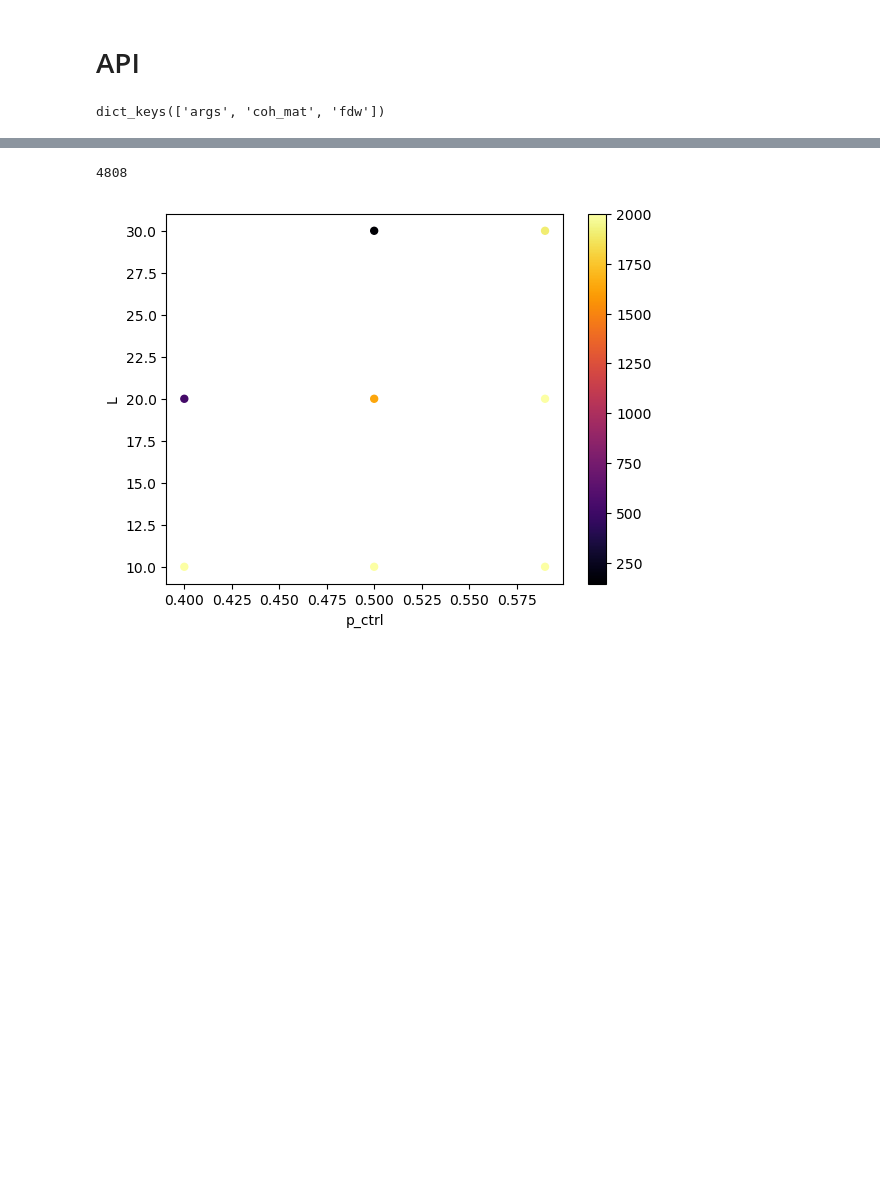
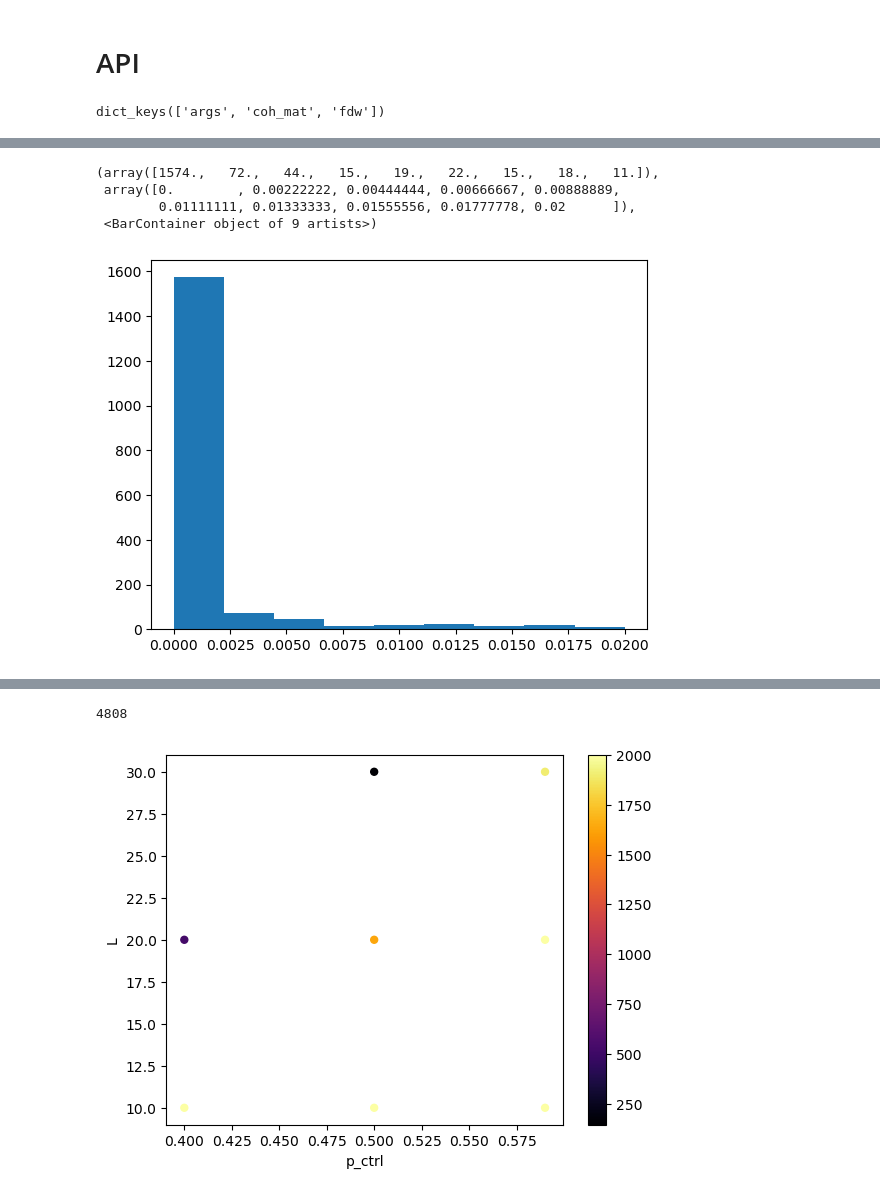
Before and after one commit to youtao1999/CT_MPS, a Jupyter notebook: FM_coherence.ipynb, the cells around one changed output, grey strips where cells are left out. Saved outputs shown, nothing was run; the diff lists cells and outputs as text; code cells hidden in the pictures; blank space fills up the shorter version.

```diff
--- a/FM_coherence.ipynb
+++ b/FM_coherence.ipynb
@@ -84,0 +249,8 @@ df_MPS_0_T=convert_pd(data_MPS_0_T_dict,names=['Metrics','L','p_ctrl','p_proj','
+# %%
+plt.hist(df_MPS_0_T.xs('coh_mat',level='Metrics').xs(L,level='L').xs(p_ctrl,level='p_ctrl').xs(0.0,level='p_proj')['observations'].apply(np.sum)/2**L,bins=np.linspace(0,0.02,10))
+# %% [output]
+(array([1574.,   72.,   44.,   15.,   19.,   22.,   15.,   18.,   11.]),
+ array([0.        , 0.00222222, 0.00444444, 0.00666667, 0.00888889,
+        0.01111111, 0.01333333, 0.01555556, 0.01777778, 0.02      ]),
+ <BarContainer object of 9 artists>)
+[figure, added]
```
Also changed, not shown: parts of 37 cells of this notebook, 3 other files.
